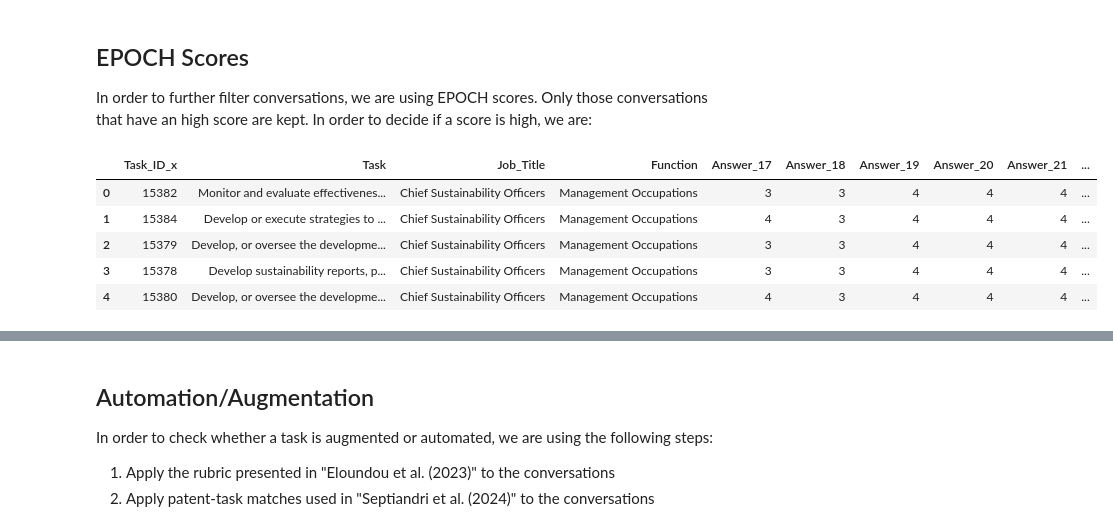
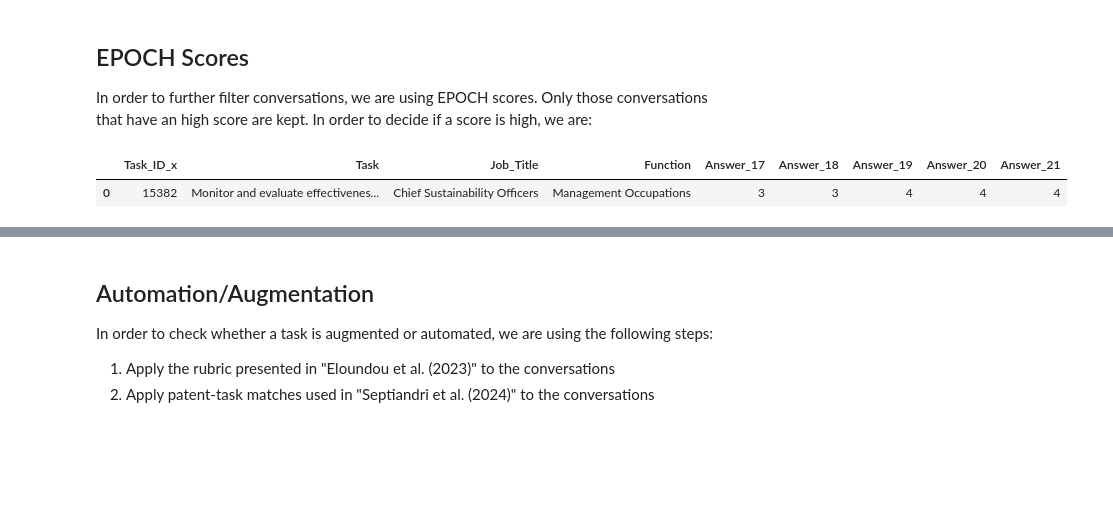
Before and after one commit to Engineering-AI-Systems-Team-3/chatgpt-at-work, a Jupyter notebook: chatgpt_at_work.ipynb, the cells around one changed output, grey strips where cells are left out. Drawn from its saved outputs; the diff is of its cells as text; code cells hidden in the pictures; blank space fills up the shorter version.

```diff
--- a/chatgpt_at_work.ipynb
+++ b/chatgpt_at_work.ipynb
@@ -573,25 +581,14 @@ In order to decide if a score is high, we are:
 # %%
 PREFIX = "Answer_"
 LOWER_BOUND = 17
 UPPER_BOUND = 22
 answer_ids = [idx for idx in range(LOWER_BOUND, UPPER_BOUND)]
 answer_columns = [f"{PREFIX}{idx}" for idx in answer_ids]
-z_cols = [f"{col}_zscore" for col in answer_columns]
 columns_to_keep = ["Task_ID_x", "Task", "Job_Title", "Function", *answer_columns]
 
 epoch_df = pd.read_csv(EPOCH_DATA_PATH)
 epoch_df = epoch_df[columns_to_keep]
-
-for col, z_col in zip(answer_columns, z_cols):
-    epoch_df[z_col] = epoch_df.groupby("Function")[col].transform(
-        lambda x: zscore(x, ddof=1)
-    )
-epoch_df["avg_zscore"] = epoch_df[z_cols].mean(axis=1)
-epoch_df.head()
+epoch_df.head(1)
 # %% [output]
-|  | Task_ID_x | Task | Job_Title | Function | Answer_17 | Answer_18 | Answer_19 | Answer_20 | Answer_21 | ... |
-| 0 | 15382 | Monitor and evaluate effectivenes... | Chief Sustainability Officers | Management Occupations | 3 | 3 | 4 | 4 | 4 | ... |
-| 1 | 15384 | Develop or execute strategies to ... | Chief Sustainability Officers | Management Occupations | 4 | 3 | 4 | 4 | 4 | ... |
-| 2 | 15379 | Develop, or oversee the developme... | Chief Sustainability Officers | Management Occupations | 3 | 3 | 4 | 4 | 4 | ... |
-| 3 | 15378 | Develop sustainability reports, p... | Chief Sustainability Officers | Management Occupations | 3 | 3 | 4 | 4 | 4 | ... |
-| 4 | 15380 | Develop, or oversee the developme... | Chief Sustainability Officers | Management Occupations | 4 | 3 | 4 | 4 | 4 | ... |
+|  | Task_ID_x | Task | Job_Title | Function | Answer_17 | Answer_18 | Answer_19 | Answer_20 | Answer_21 |
+| 0 | 15382 | Monitor and evaluate effectivenes... | Chief Sustainability Officers | Management Occupations | 3 | 3 | 4 | 4 | 4 |
```
Also changed, not shown: parts of 56 cells of this notebook, 21 other files.
